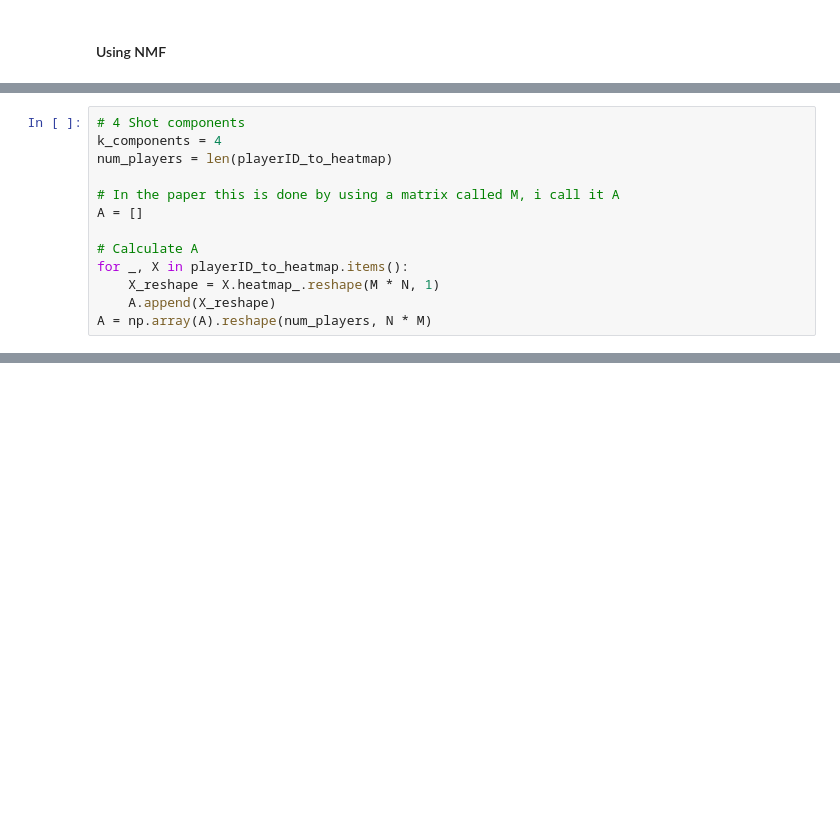
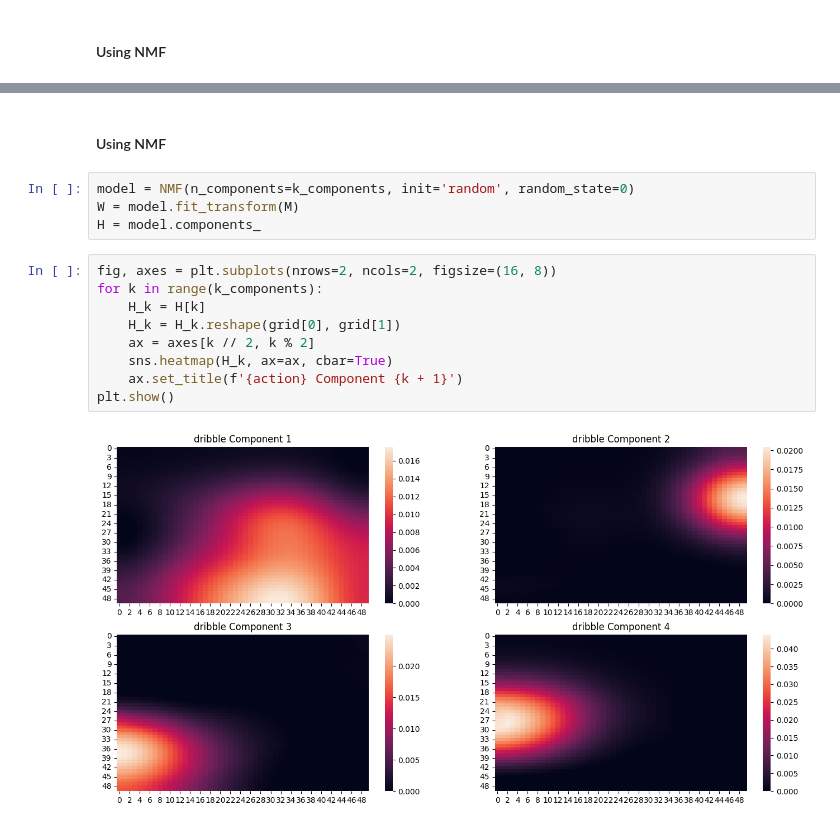
Before and after one commit to raphaelsenn/playervectors, a Jupyter notebook: demo_principal_components.ipynb, the cells around one changed output, grey strips where cells are left out. Saved outputs shown, nothing was run; the diff lists cells and outputs as text; blank space fills up the shorter version.

```diff
--- a/demo_principal_components.ipynb
+++ b/demo_principal_components.ipynb
@@ -313,13 +320,0 @@ for playerID, pairXY in list(coordinates[action].items()):
-# %%
-# 4 Shot components
-k_components = 4
-num_players = len(playerID_to_heatmap)
-
-# In the paper this is done by using a matrix called M, i call it A
-A = []
-
-# Calculate A
-for _, X in playerID_to_heatmap.items():
-    X_reshape = X.heatmap_.reshape(M * N, 1)
-    A.append(X_reshape)
-A = np.array(A).reshape(num_players, N * M)
@@ -346,0 +398,17 @@ plt.show()
+# %% [markdown]
+#### Using NMF
+# %%
+model = NMF(n_components=k_components, init='random', random_state=0)
+W = model.fit_transform(M)
+H = model.components_
+# %%
+fig, axes = plt.subplots(nrows=2, ncols=2, figsize=(16, 8))
+for k in range(k_components):
+    H_k = H[k]
+    H_k = H_k.reshape(grid[0], grid[1])
+    ax = axes[k // 2, k % 2]
+    sns.heatmap(H_k, ax=ax, cbar=True)
+    ax.set_title(f'{action} Component {k + 1}')
+plt.show()
+# %% [output]
+[figure, added]
```
Also changed, not shown: parts of 34 cells of this notebook, 1 other file.
